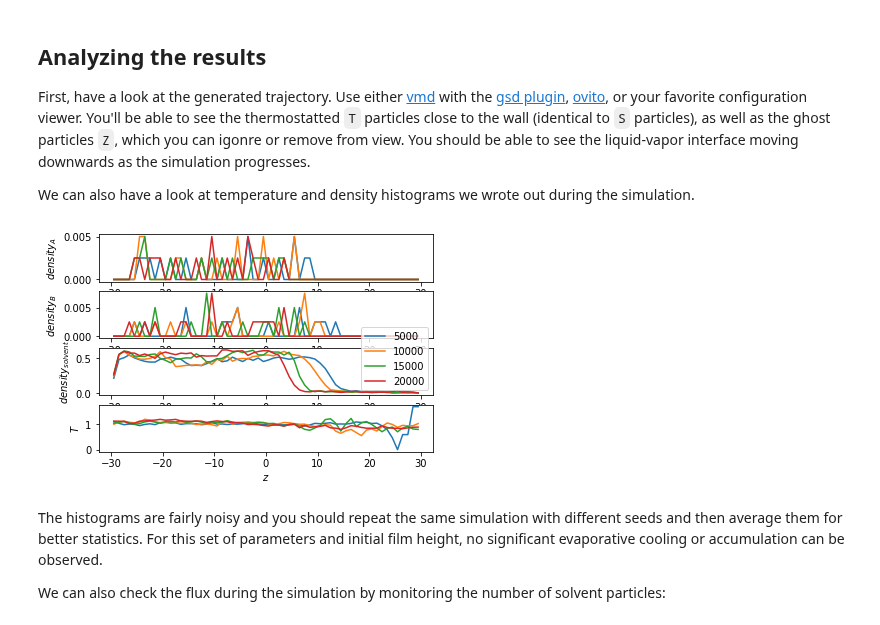
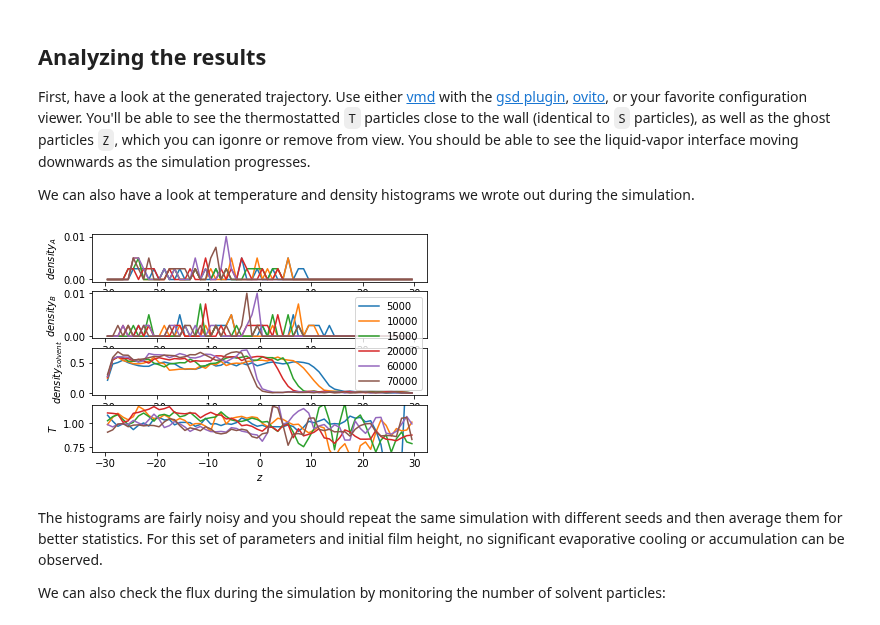
Before and after one commit to mphowardlab/azplugins, a Jupyter notebook: tutorials/02_evaporation/02_explicit_evaporation.ipynb, the cells around one changed output. Saved outputs shown, nothing was run; the diff lists cells and outputs as text; code cells hidden in the pictures.

```diff
--- a/tutorials/02_evaporation/02_explicit_evaporation.ipynb
+++ b/tutorials/02_evaporation/02_explicit_evaporation.ipynb
@@ -268,30 +268,30 @@ We can also have a look at temperature and density histograms we wrote out durin
 # %%
 import numpy as np
 import matplotlib.pyplot as plt
 
 fig, ax = plt.subplots(4)
 
-for i in [5000,10000,15000,20000]:
-    # reading the recorded density profile A S T Z
+for i in [5000,10000,15000,20000,60000,70000]:
+    # reading the recorded density profile: bin A B S T Z temp
     density_profile = np.genfromtxt('tutorial_evaporation_explicit_dens_%05d.hist'%(i), skip_header=True)
     sol_density = (density_profile[:,3]+density_profile[:,4])
     ax[0].plot(density_profile[:,0], density_profile[:,1])
     ax[1].plot(density_profile[:,0], density_profile[:,2])
     ax[2].plot(density_profile[:,0], sol_density,label=i)
     ax[3].plot(density_profile[:,0], density_profile[:,-1])
 
 ax[2].legend()
 for i in [0,1,2,3]:
     ax[i].set_xlabel('$z$')
 
 ax[0].set_ylabel('$density_{A}$')
 ax[1].set_ylabel('$density_{B}$')
 ax[2].set_ylabel('$density_{solvent}$')
 ax[3].set_ylabel('$T$')
-
+ax[3].set_ylim([0.7,1.2])
 plt.show()
 # %% [output]
-[figure, old version]
+[figure, new version]
 # %% [markdown]
 The histograms are fairly noisy and you should repeat the same simulation with different seeds and then average them for better statistics. For this set of parameters and initial film height, no significant evaporative cooling or accumulation can be observed.
 
```
Also changed, not shown: parts of 4 cells of this notebook, 9 other files.
